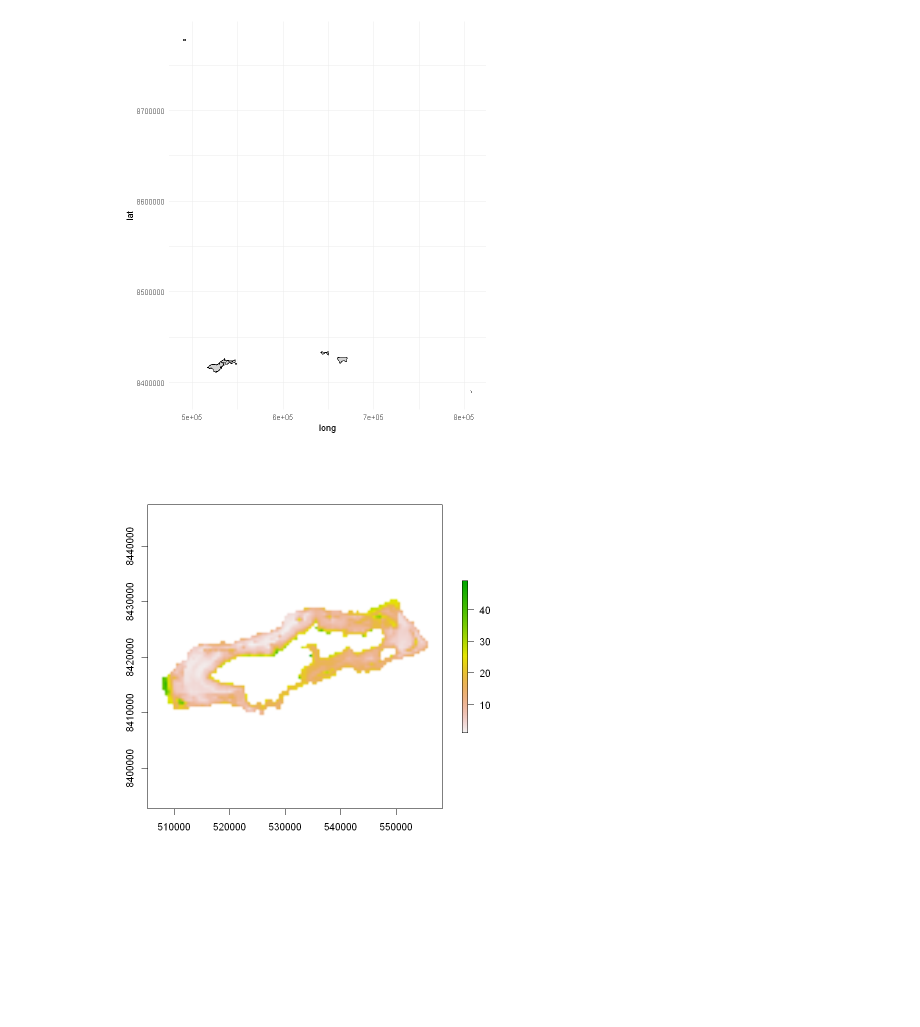
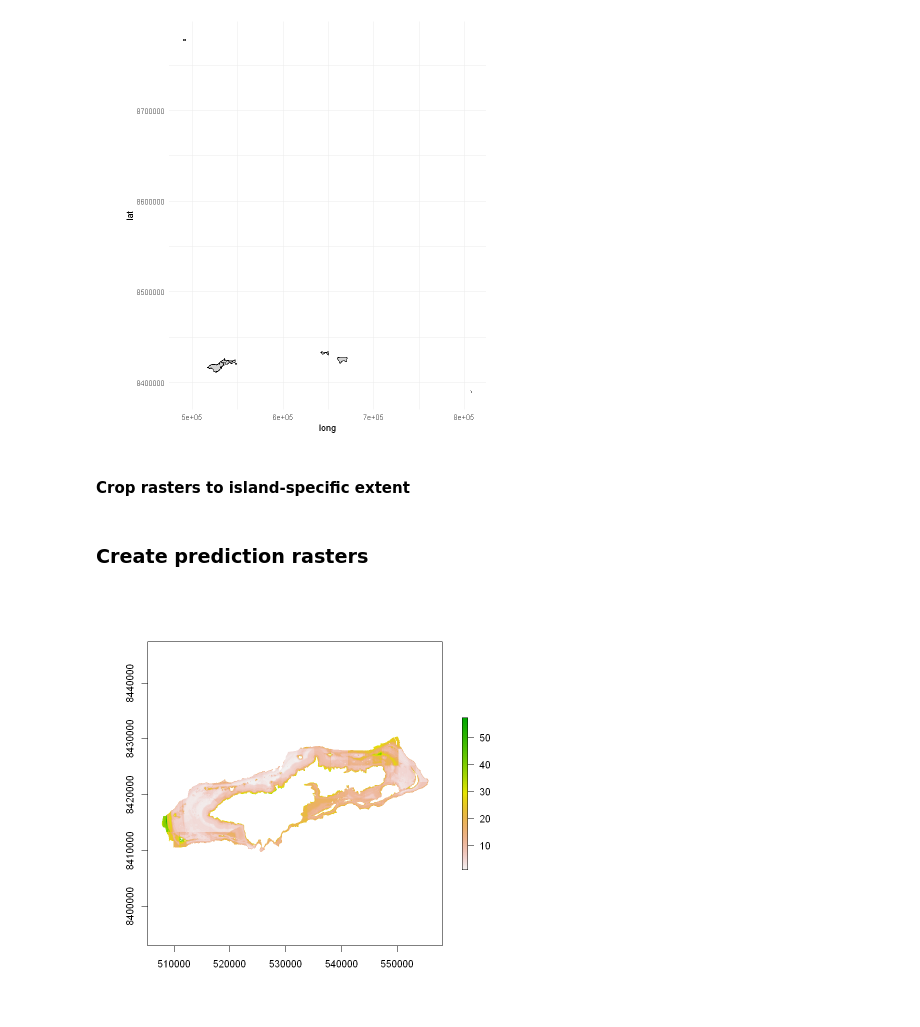
Before and after one commit to lindsayveazey/samoa-corals, a Jupyter notebook: visualization.ipynb, the cells around one changed output. Saved outputs shown, nothing was run; the diff lists cells and outputs as text; code cells hidden in the pictures; blank space fills up the shorter version.

```diff
--- a/visualization.ipynb
+++ b/visualization.ipynb
@@ -51,3 +56,5 @@ map
 # %% [output]
 Regions defined for each Polygons
 [figure]
+# %% [markdown]
+#### Crop rasters to island-specific extent
@@ -54,19 +63,21 @@ Regions defined for each Polygons
+# %% [markdown]
+### Create prediction rasters
 # %%
+# Load example raster
 tut_bty <- raster('C:/Users/linds/OneDrive/Documents/samoa_corals_data/Tut/Tut_bty/tut_bty.grd')
 
 scler_preds = AS_all[,c(14:15,17)]
-#coordinates(scler_preds) <- ~ x + y
 
 # Set up an 'empty' raster, here via an extent object derived from the bty data
 e <- extent(tut_bty)
 e <- e + 5000
-r <- raster(e, nrow=517, ncol=1056) # trial and error to get the nrow, ncol to = 50x50 res
 
-# Coerce to SpatialPixelsDataFrame
-#gridded(scler_preds) <- TRUE
+# Trial and error to get the nrow, ncol to = 50x50 res
+r <- raster(e, nrow=517, ncol=1056) # 50x50
+
 # Coerce to raster
-x <- rasterize(scler_preds[, 1:2], r, scler_preds[,3], fun=mean)
-x <- aggregate(x, fact=10)
-plot(x, interpolate=TRUE)
+scler_preds_r <- rasterize(scler_preds[, 1:2], r, scler_preds[,3], fun=mean)
+#scler_preds_r <- aggregate(scler_preds_r, fact=10)
+plot(scler_preds_r, interpolate=TRUE)
 # %% [output]
-[figure, old version]
+[figure, new version]
```
Also changed, not shown: parts of 9 cells of this notebook.
